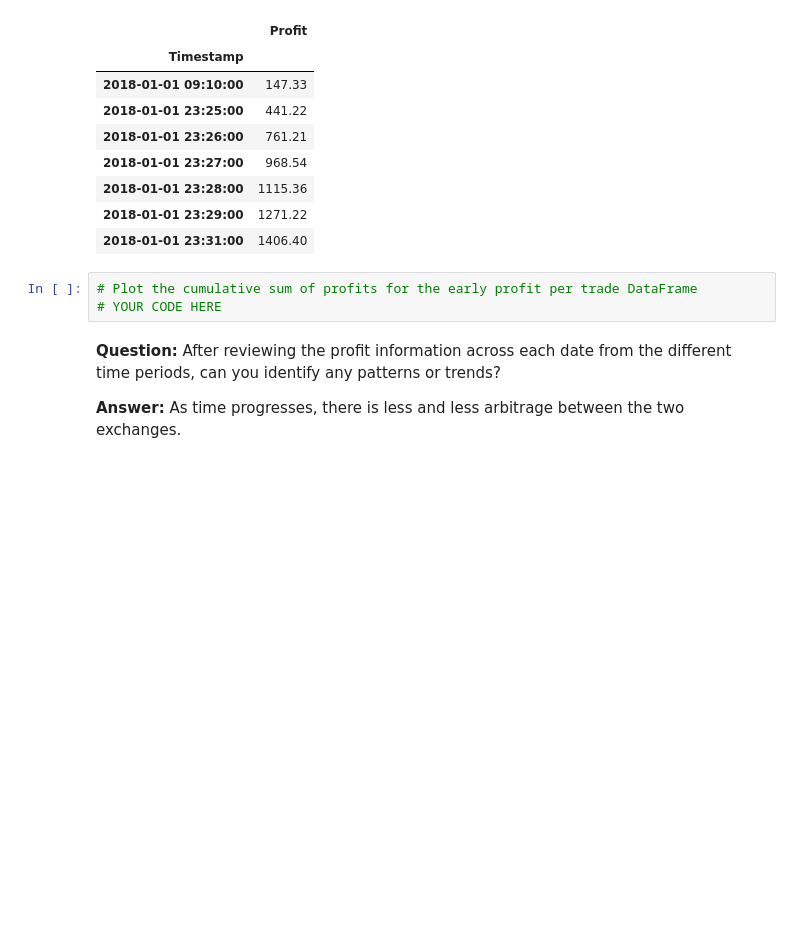
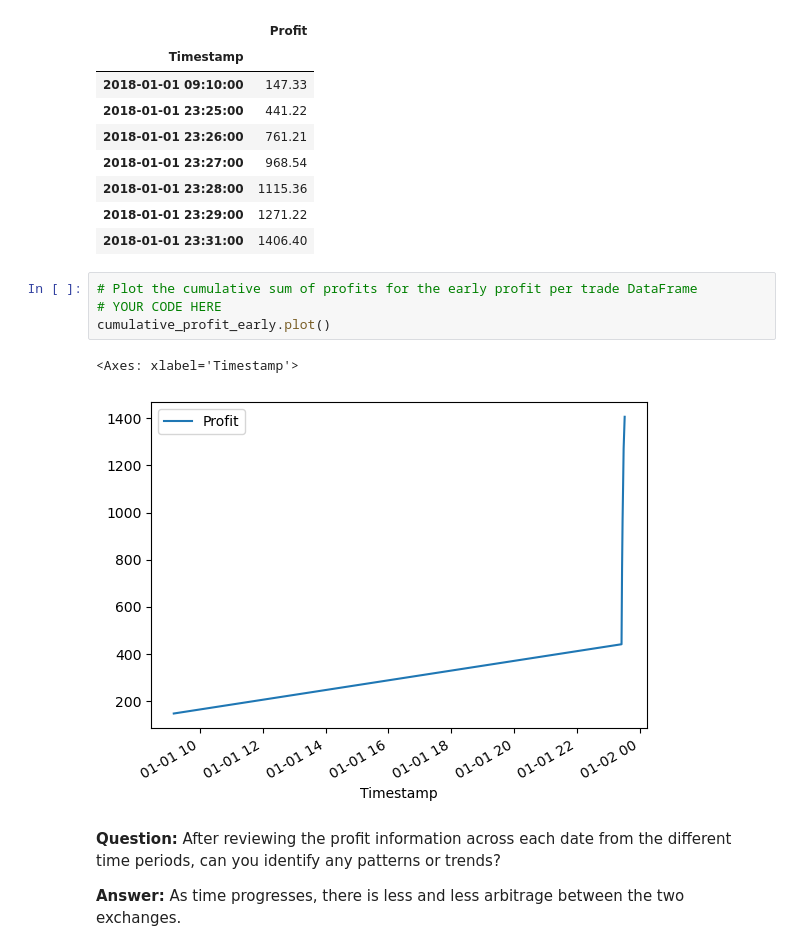
Before and after one commit to greg-krulin/Challenge3, a Jupyter notebook: crypto_arbitrage.ipynb, the cells around one changed output. Drawn from its saved outputs; the diff is of its cells as text; blank space fills up the shorter version.

```diff
--- a/crypto_arbitrage.ipynb
+++ b/crypto_arbitrage.ipynb
@@ -672,6 +690,10 @@ cumulative_profit_early
 # %%
 # Plot the cumulative sum of profits for the early profit per trade DataFrame
 # YOUR CODE HERE
+cumulative_profit_early.plot()
+# %% [output]
+<Axes: xlabel='Timestamp'>
+[figure, added]
 # %% [markdown]
 **Question:** After reviewing the profit information across each date from the different time periods, can you identify any patterns or trends?
 
```
Also changed, not shown: parts of 12 cells of this notebook.
